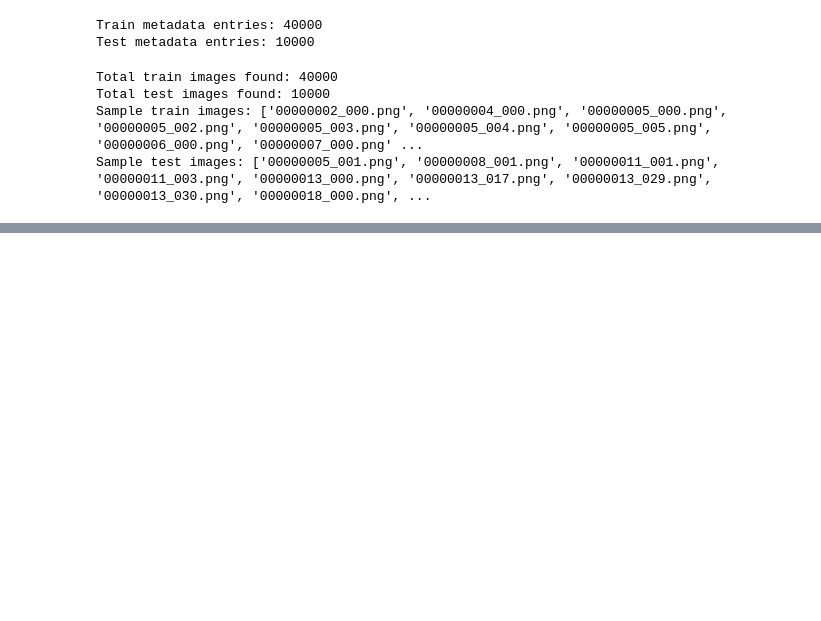
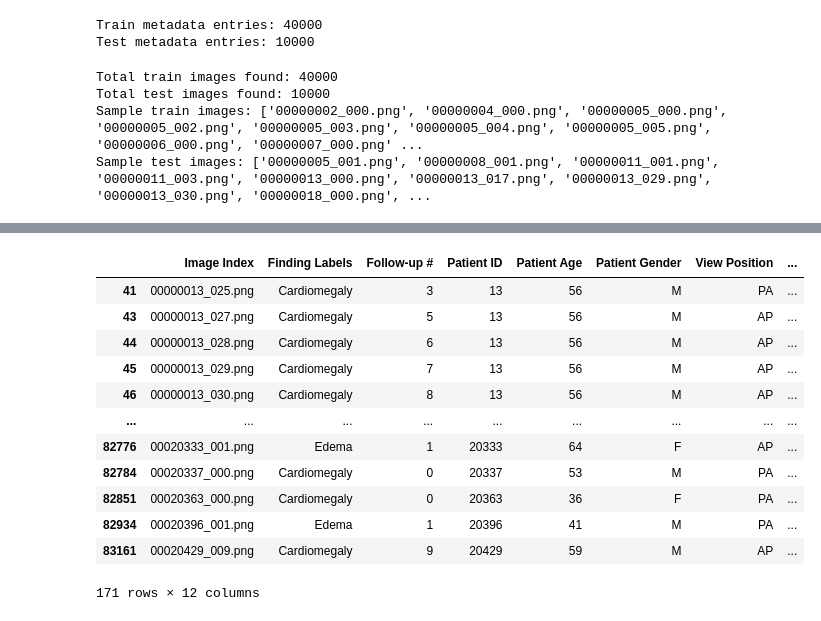
Before and after one commit to AdiVM/Neuro240, a Jupyter notebook: Neuro240FinalProject.ipynb, the cells around one changed output, grey strips where cells are left out. Cells and saved outputs as stored; diff of their text form; code cells hidden in the pictures; blank space fills up the shorter version.

Commit message:
Added Analysis of smaller dataset using just to classes Cardiomegaly and Edema

```diff
--- a/Neuro240FinalProject.ipynb
+++ b/Neuro240FinalProject.ipynb
@@ -759,0 +840,18 @@ model_250, history_250, acc_250, auc_250 = train_model_with_noise(
+# %%
+from sklearn.model_selection import train_test_split
+import pandas as pd
+
+ # Check class distribution before splitting
+print(filtered_metadata["Finding Labels"].value_counts())
+
+# There are many small classes of mass, so need to group them all together before splitting
+# Standardize labels: Convert anything containing "Mass" to just "Mass"
+filtered_metadata["Finding Labels"] = filtered_metadata["Finding Labels"].apply(
+    lambda x: "Edema" if "Edema" in x else x
+)
+
+filtered_metadata["Finding Labels"] = filtered_metadata["Finding Labels"].apply(
+    lambda x: "Cardiomegaly" if "Cardiomegaly" in x else x
+)
+
+# Verify new label counts
@@ -759,0 +890,3 @@ model_250, history_250, acc_250, auc_250 = train_model_with_noise(
+# %%
+label_map = {"Cardiomegaly": 0, "Edema": 1}
+filtered_metadata["Label"] = filtered_metadata["Finding Labels"].map(label_map)
@@ -759,0 +908,18 @@ model_250, history_250, acc_250, auc_250 = train_model_with_noise(
+# %%
+filtered_metadata = filtered_metadata[filtered_metadata['Label'].notna()]
+# %%
+filtered_metadata
+# %% [output]
+|  | Image Index | Finding Labels | Follow-up # | Patient ID | Patient Age | Patient Gender | View Position | ... |
+| 41 | 00000013_025.png | Cardiomegaly | 3 | 13 | 56 | M | PA | ... |
+| 43 | 00000013_027.png | Cardiomegaly | 5 | 13 | 56 | M | AP | ... |
+| 44 | 00000013_028.png | Cardiomegaly | 6 | 13 | 56 | M | AP | ... |
+| 45 | 00000013_029.png | Cardiomegaly | 7 | 13 | 56 | M | AP | ... |
+| 46 | 00000013_030.png | Cardiomegaly | 8 | 13 | 56 | M | AP | ... |
+| ... | ... | ... | ... | ... | ... | ... | ... | ... |
+| 82776 | 00020333_001.png | Edema | 1 | 20333 | 64 | F | AP | ... |
+| 82784 | 00020337_000.png | Cardiomegaly | 0 | 20337 | 53 | M | PA | ... |
+| 82851 | 00020363_000.png | Cardiomegaly | 0 | 20363 | 36 | F | PA | ... |
+| 82934 | 00020396_001.png | Edema | 1 | 20396 | 41 | M | PA | ... |
+| 83161 | 00020429_009.png | Cardiomegaly | 9 | 20429 | 59 | M | AP | ... |
+171 rows × 12 columns
```
Also changed, not shown: parts of 21 cells of this notebook.
